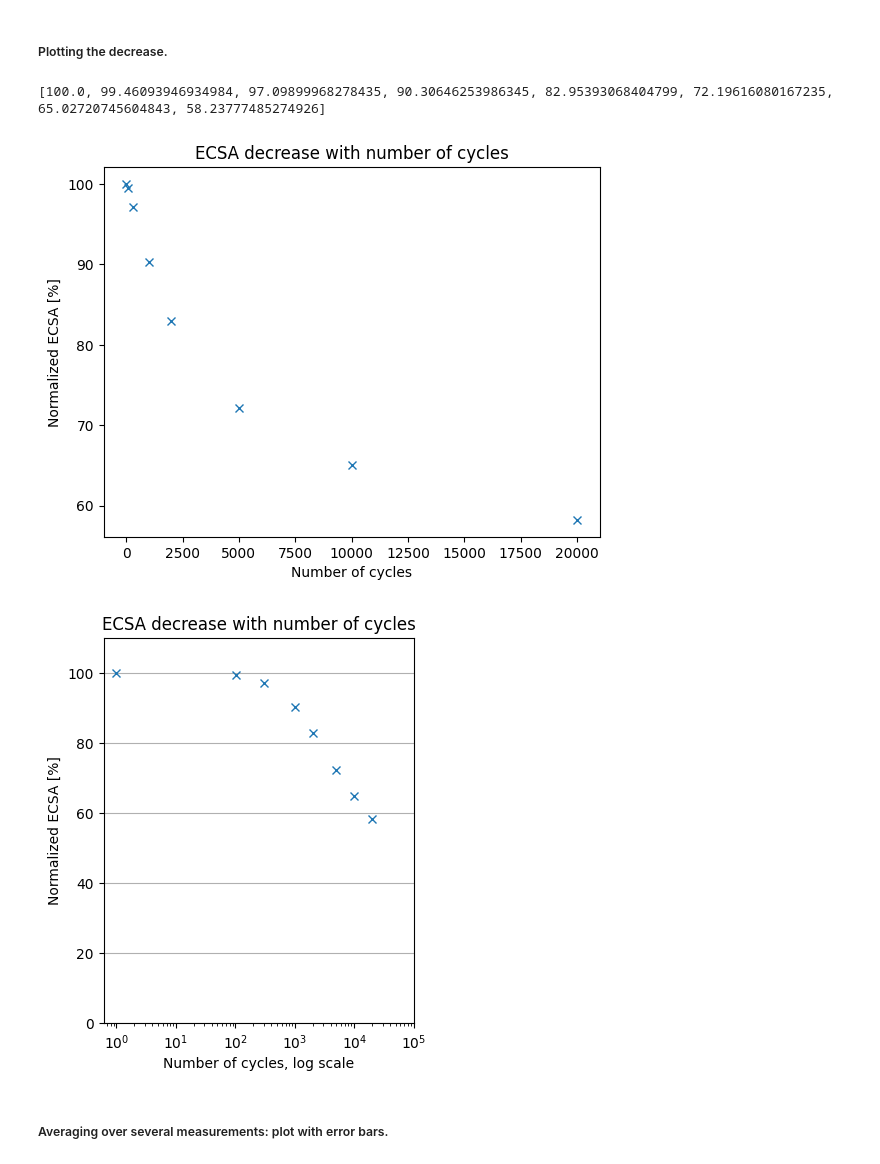
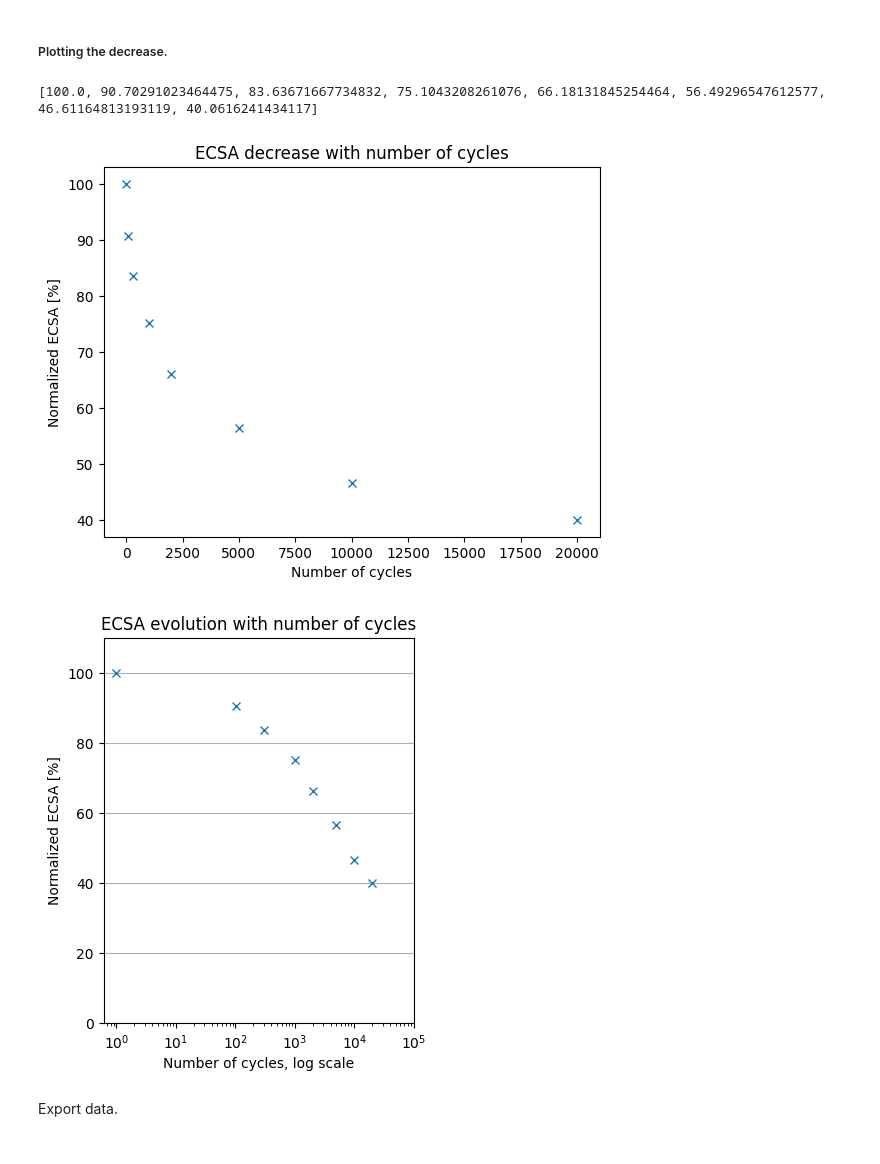
Before and after one commit to linneabjork/RDE_analysis, a Jupyter notebook: run_stability.ipynb, the cells around one changed output. Cells and saved outputs as stored; diff of their text form; code cells hidden in the pictures.

```diff
--- a/run_stability.ipynb
+++ b/run_stability.ipynb
@@ -35,7 +33,7 @@ charge_ecsa = 0.000210      # C/cm2
 Pt_mass = loading * A_geo   # mg
 scan_rate = 0.05            # V/s for CO stripping
 
-index = 9                  # number of lines of info to be removed
+index = 10                  # number of lines of info to be removed
 # %% [markdown]
 #### 1.2 Check the reference electrode.
 # %%
@@ -44,7 +42,7 @@ H2_file = filedialog.askopenfilename(title="Choose the file with CV under hydrog
 V, I = get_voltage_current(H2_file, index)
 print("Chosen file:",H2_file)
 
-x_lower_limit = -0.3
-x_upper_limit = 0.05
+x_lower_limit = -0.02
+x_upper_limit = 0.03
 reference = reference_check(V, I, x_lower_limit, x_upper_limit)
 # %% [output]
@@ -186,14 +184,15 @@ Determining ECSA etc.
 # %%
 %autoreload
 lower_voltage = 0.06
-upper_voltage = 1.09
-DL_start = 0.5   #NEED TO TUNE THIS
-DL_end = 0.58
-tolerence = 0.3
+upper_voltage = 1.0
+# The following values need to be tuned
+DL_start = 0.48   #determines the starting point for your baseline
+DL_end = 0.52     #determines the end point for your baseline
+atol = 0.4        #determines the threshold where the CO peak deviates too much from baseline
 
 ECSAs = []
 specific_ECSAs = []
-for i in range(0, len(data_RHE[0]), 2):
+for i in range(0, len(data_RHE[0])-1, 2):
     ecsa_calculation = ECSA_calculation(data_RHE[:,i], data_RHE[:,i+1], background_RHE[:,i], background_RHE[:,i+1])
 
     specific_ECSA, ECSA = ecsa_calculation.calculating_ECSA(
@@ -201,7 +200,7 @@ for i in range(0, len(data_RHE[0]), 2):
         upper_voltage,
         DL_start,
         DL_end,
-        tolerence,
+        atol,
         scan_rate,
         charge_ecsa,
         Pt_mass,
@@ -261,28 +264,28 @@ Specific ECSA HUPD:   61.32072676360008 m2/g(Pt)        ECSA HUPD: 1.20188624456
 ##### Plotting the decrease.
 # %%
 cycles_int = list(map(int, cycles))
-CO_areas = [row[0] for row in ECSAs]
+CO_areas = [row[0] for row in specific_ECSAs]
 normalized_areas = [100*i/CO_areas[0] for i in CO_areas]
 print(normalized_areas)
 
 fig1, ax1 = plt.subplots()
 ax1.plot(cycles_int, normalized_areas, 'x')
 ax1.set_xlabel("Number of cycles")
 ax1.set_ylabel("Normalized ECSA [%]")
 ax1.set_title("ECSA decrease with number of cycles")
 
 fig2 = plt.figure(figsize=(4,5))
 plt.plot([i+1 for i in cycles_int], normalized_areas, 'x')
 plt.semilogx()
 plt.ylim([0,110])
 plt.xlim([0,100000])
 plt.xlabel("Number of cycles, log scale")
 plt.ylabel("Normalized ECSA [%]")
-plt.title("ECSA decrease with number of cycles")
+plt.title("ECSA evolution with number of cycles")
 plt.grid(axis='y')
 # %% [output]
-[100.0, 99.46093946934984, 97.09899968278435, 90.30646253986345, 82.95393068404799, 72.19616080167235, 65.02720745604843, 58.23777485274926]
+[100.0, 90.70291023464475, 83.63671667734832, 75.1043208261076, 66.18131845254464, 56.49296547612577, 46.61164813193119, 40.0616241434117]
-[figure, old version]
+[figure, new version]
-[figure, old version]
+[figure, new version]
-# %% [markdown]
-##### Averaging over several measurements: plot with error bars.
+# %% [markdown]
+Export data.
```
Also changed, not shown: parts of 15 cells of this notebook.
